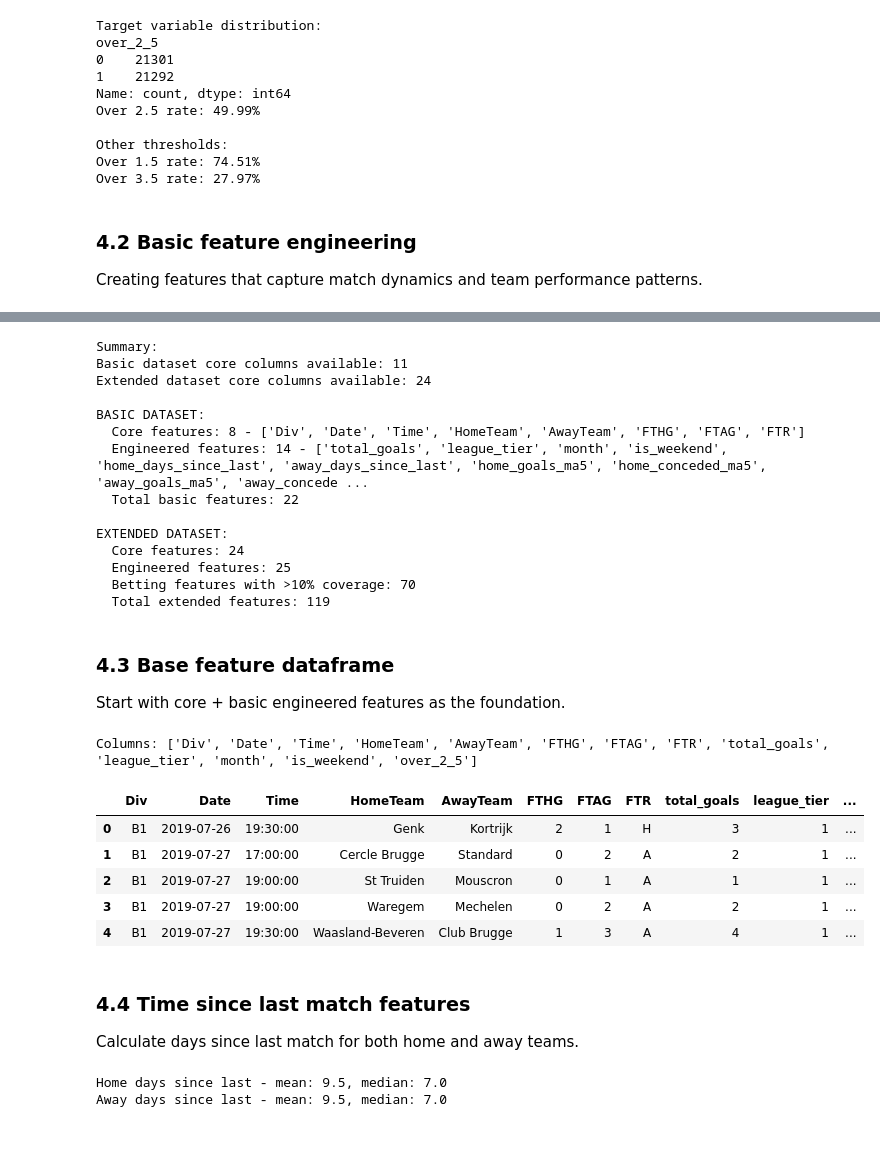
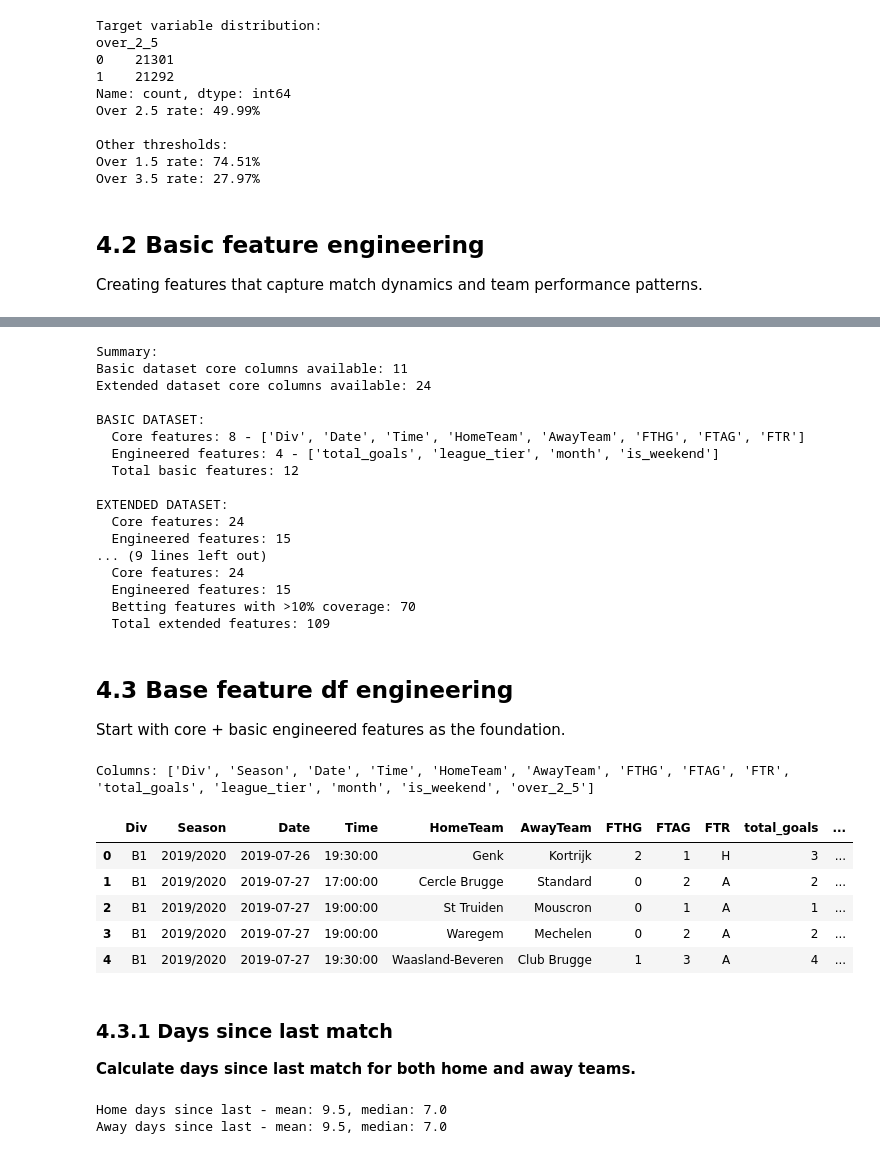
Before and after one commit to OndrejZ24/soccer-leagues-predictions, a Jupyter notebook: preprocessing.ipynb, the cells around one changed output, grey strips where cells are left out. Drawn from its saved outputs; the diff is of its cells as text; code cells hidden in the pictures.

Commit message:
total step 4 fix and season column integration

```diff
--- a/preprocessing.ipynb
+++ b/preprocessing.ipynb
@@ -1276,7 +1278,7 @@ Other thresholds:
 Over 1.5 rate: 74.51%
 Over 3.5 rate: 27.97%
 # %% [markdown]
-### 4.2 Basic feature engineering
+## 4.2 Basic feature engineering
 
 Creating features that capture match dynamics and team performance patterns.
 # %%
@@ -1358,10 +1360,7 @@ basic_core_features = [col for col in ['Div', 'Date', 'Time', 'HomeTeam', 'AwayT
 # Engineered features that can be created from basic core columns only
 basic_engineered_features = [
     'total_goals',   # Goal-based features
-    'league_tier', 'month', 'is_weekend',  # Date/league features
-    'home_days_since_last', 'away_days_since_last',  # Time-based features
-    'home_goals_ma5', 'home_conceded_ma5', 'away_goals_ma5', 'away_conceded_ma5',  # Moving averages
-    'home_promoted', 'home_demoted', 'away_promoted', 'away_demoted'  # Promotion/demotion
+    'league_tier', 'month', 'is_weekend'  # Date/league features
 ]
 
 # EXTENDED DATASET: All available match data including detailed statistics
@@ -1378,10 +1377,7 @@ extended_engineered_features = [
     'total_goals', 'ht_total_goals', 'second_half_goals',  # Goal-based
     'home_shot_accuracy', 'away_shot_accuracy', 'total_shots', 'total_shots_on_target',  # Shot-based
     'shot_dominance', 'corner_dominance', 'total_fouls', 'total_cards', 'card_intensity',  # Game dynamics
-    'league_tier', 'month', 'is_weekend',  # Date/league features
-    'home_days_since_last', 'away_days_since_last',  # Time-based features
-    'home_goals_ma5', 'home_conceded_ma5', 'away_goals_ma5', 'away_conceded_ma5',  # Moving averages
-    'home_promoted', 'home_demoted', 'away_promoted', 'away_demoted'  # Promotion/demotion
+    'league_tier', 'month', 'is_weekend'  # Date/league features
 ]
 
 # Extended features (betting odds - only high-quality columns after imputation)
@@ -1410,37 +1406,41 @@ Extended dataset core columns available: 24
 
 BASIC DATASET:
   Core features: 8 - ['Div', 'Date', 'Time', 'HomeTeam', 'AwayTeam', 'FTHG', 'FTAG', 'FTR']
-  Engineered features: 14 - ['total_goals', 'league_tier', 'month', 'is_weekend', 'home_days_since_last', 'away_days_since_last', 'home_goals_ma5', 'home_conceded_ma5', 'away_goals_ma5', 'away_concede ...
-  Total basic features: 22
+  Engineered features: 4 - ['total_goals', 'league_tier', 'month', 'is_weekend']
+  Total basic features: 12
 
 EXTENDED DATASET:
   Core features: 24
-  Engineered features: 25
+  Engineered features: 15
+... (9 lines left out)
+  Core features: 24
+  Engineered features: 15
   Betting features with >10% coverage: 70
-  Total extended features: 119
+  Total extended features: 109
 # %% [markdown]
-### 4.3 Base feature dataframe
+## 4.3 Base feature df engineering
 
 Start with core + basic engineered features as the foundation.
 # %%
 # dataframe with core and basic engineered features
-df = all_matches[['Div', 'Date', 'Time', 'HomeTeam', 'AwayTeam', 'FTHG', 'FTAG', 'FTR',
+df_basic = all_matches[['Div', 'Season', 'Date', 'Time', 'HomeTeam', 'AwayTeam', 'FTHG', 'FTAG', 'FTR',
                    'total_goals', 'league_tier', 'month', 'is_weekend', "over_2_5"]].copy()
 # by date for time-based features
-df = df.sort_values(['Div', 'Date']).reset_index(drop=True)
-print(f"Columns: {df.columns.tolist()}")
-df.head()
+df_basic = df_basic.sort_values(['Div', 'Date']).reset_index(drop=True)
+print(f"Columns: {df_basic.columns.tolist()}")
+df_basic.head()
 # %% [output]
-Columns: ['Div', 'Date', 'Time', 'HomeTeam', 'AwayTeam', 'FTHG', 'FTAG', 'FTR', 'total_goals', 'league_tier', 'month', 'is_weekend', 'over_2_5']
+Columns: ['Div', 'Season', 'Date', 'Time', 'HomeTeam', 'AwayTeam', 'FTHG', 'FTAG', 'FTR', 'total_goals', 'league_tier', 'month', 'is_weekend', 'over_2_5']
-|  | Div | Date | Time | HomeTeam | AwayTeam | FTHG | FTAG | FTR | total_goals | league_tier | ... |
-| 0 | B1 | 2019-07-26 | 19:30:00 | Genk | Kortrijk | 2 | 1 | H | 3 | 1 | ... |
-| 1 | B1 | 2019-07-27 | 17:00:00 | Cercle Brugge | Standard | 0 | 2 | A | 2 | 1 | ... |
-| 2 | B1 | 2019-07-27 | 19:00:00 | St Truiden | Mouscron | 0 | 1 | A | 1 | 1 | ... |
-| 3 | B1 | 2019-07-27 | 19:00:00 | Waregem | Mechelen | 0 | 2 | A | 2 | 1 | ... |
-| 4 | B1 | 2019-07-27 | 19:30:00 | Waasland-Beveren | Club Brugge | 1 | 3 | A | 4 | 1 | ... |
+|  | Div | Season | Date | Time | HomeTeam | AwayTeam | FTHG | FTAG | FTR | total_goals | ... |
+| 0 | B1 | 2019/2020 | 2019-07-26 | 19:30:00 | Genk | Kortrijk | 2 | 1 | H | 3 | ... |
+| 1 | B1 | 2019/2020 | 2019-07-27 | 17:00:00 | Cercle Brugge | Standard | 0 | 2 | A | 2 | ... |
+| 2 | B1 | 2019/2020 | 2019-07-27 | 19:00:00 | St Truiden | Mouscron | 0 | 1 | A | 1 | ... |
+| 3 | B1 | 2019/2020 | 2019-07-27 | 19:00:00 | Waregem | Mechelen | 0 | 2 | A | 2 | ... |
+| 4 | B1 | 2019/2020 | 2019-07-27 | 19:30:00 | Waasland-Beveren | Club Brugge | 1 | 3 | A | 4 | ... |
 # %% [markdown]
-### 4.4 Time since last match features
+### 4.3.1 Days since last match
 
-Calculate days since last match for both home and away teams.
+
+**Calculate days since last match for both home and away teams.**
 # %%
 # days since last match for each team
```
Also changed, not shown: parts of 35 cells of this notebook.
